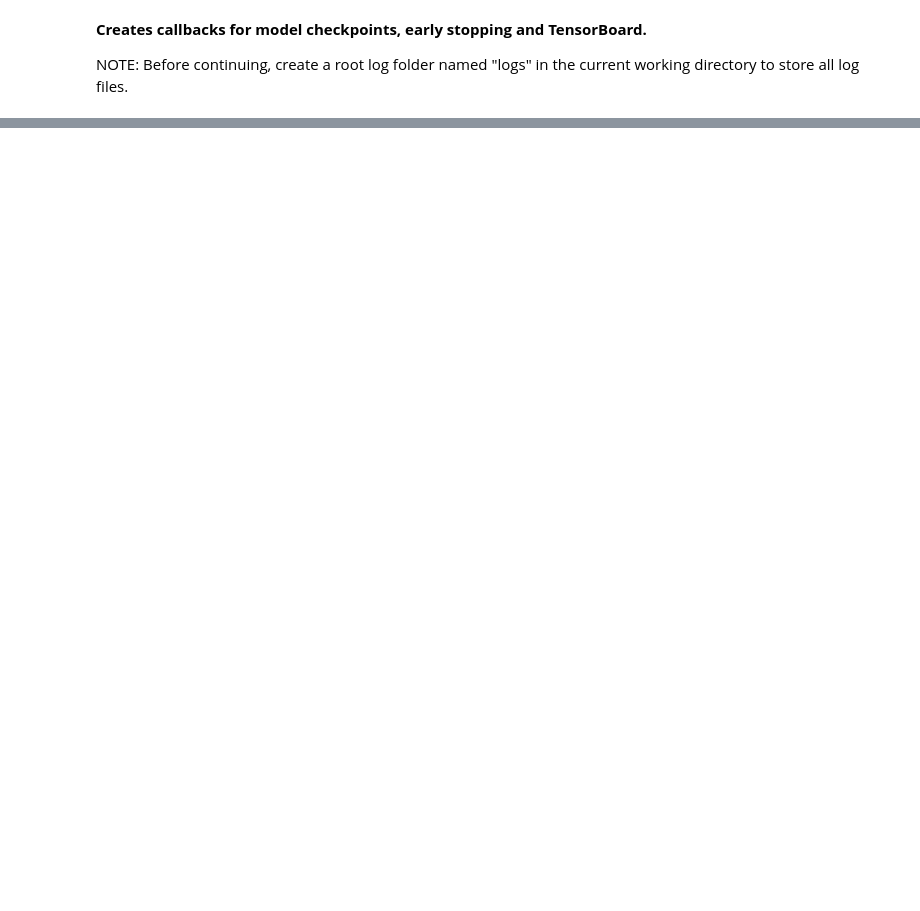
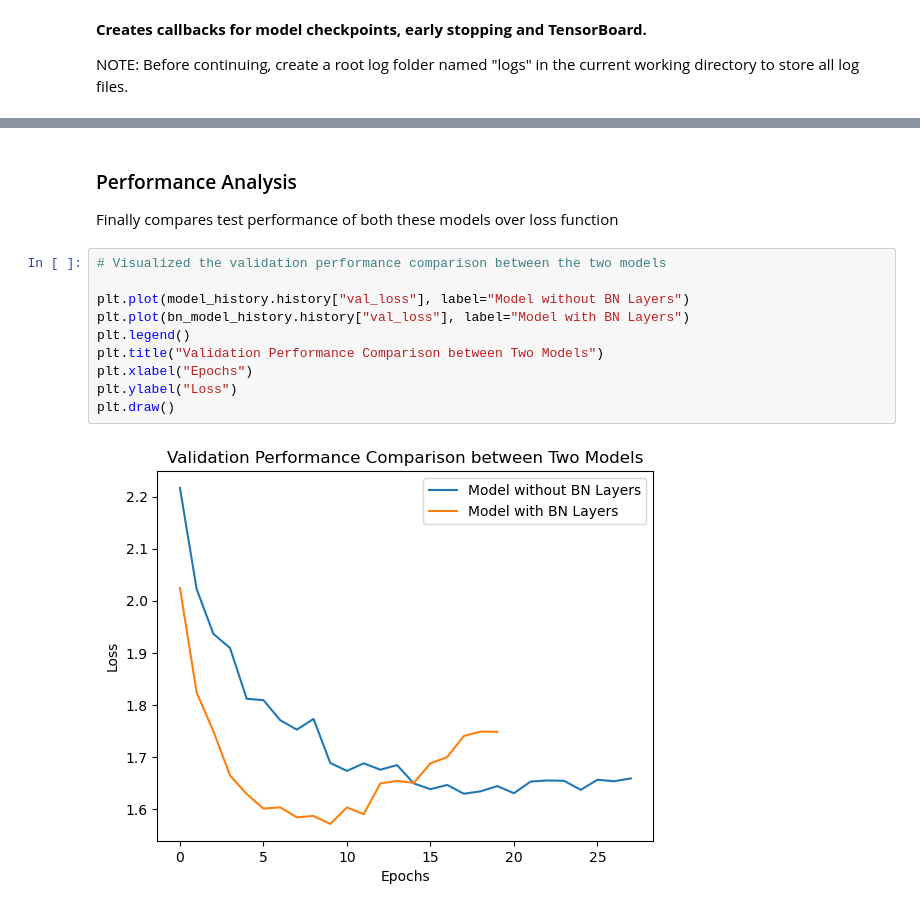
Before and after one commit to PradipKumarDas/Teaching, a Jupyter notebook: 21AML171-Deep_Learning/1_dnn_training-practical_1.ipynb, the cells around one changed output, grey strips where cells are left out. Drawn from its saved outputs; the diff is of its cells as text; blank space fills up the shorter version.

```diff
--- a/21AML171-Deep_Learning/1_dnn_training-practical_1.ipynb
+++ b/21AML171-Deep_Learning/1_dnn_training-practical_1.ipynb
@@ -177,0 +171,15 @@ model.evaluate(X_val, y_val)
+# %% [markdown]
+### Performance Analysis
+Finally compares test performance of both these models over loss function
+# %%
+# Visualized the validation performance comparison between the two models
+
+plt.plot(model_history.history["val_loss"], label="Model without BN Layers")
+plt.plot(bn_model_history.history["val_loss"], label="Model with BN Layers")
+plt.legend()
+plt.title("Validation Performance Comparison between Two Models")
+plt.xlabel("Epochs")
+plt.ylabel("Loss")
+plt.draw()
+# %% [output]
+[figure, added]
```
Also changed, not shown: parts of 31 cells of this notebook.
